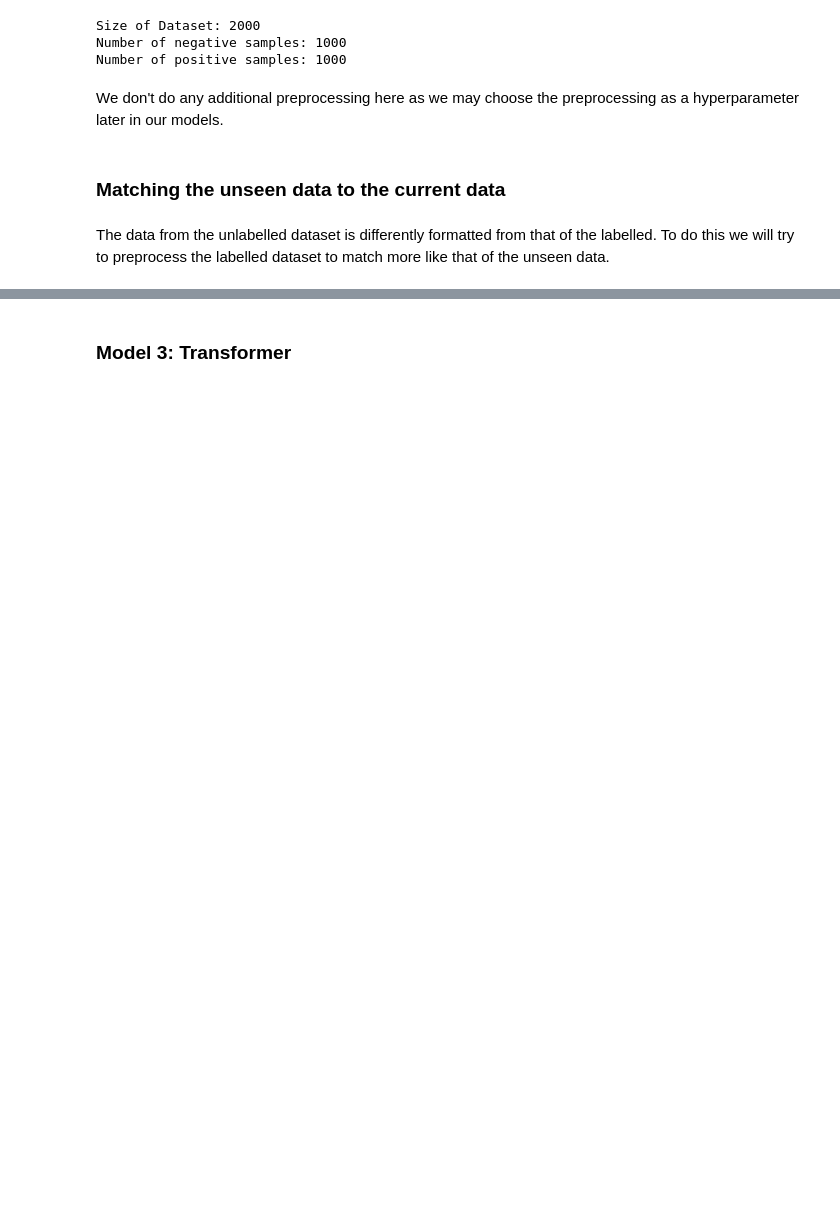
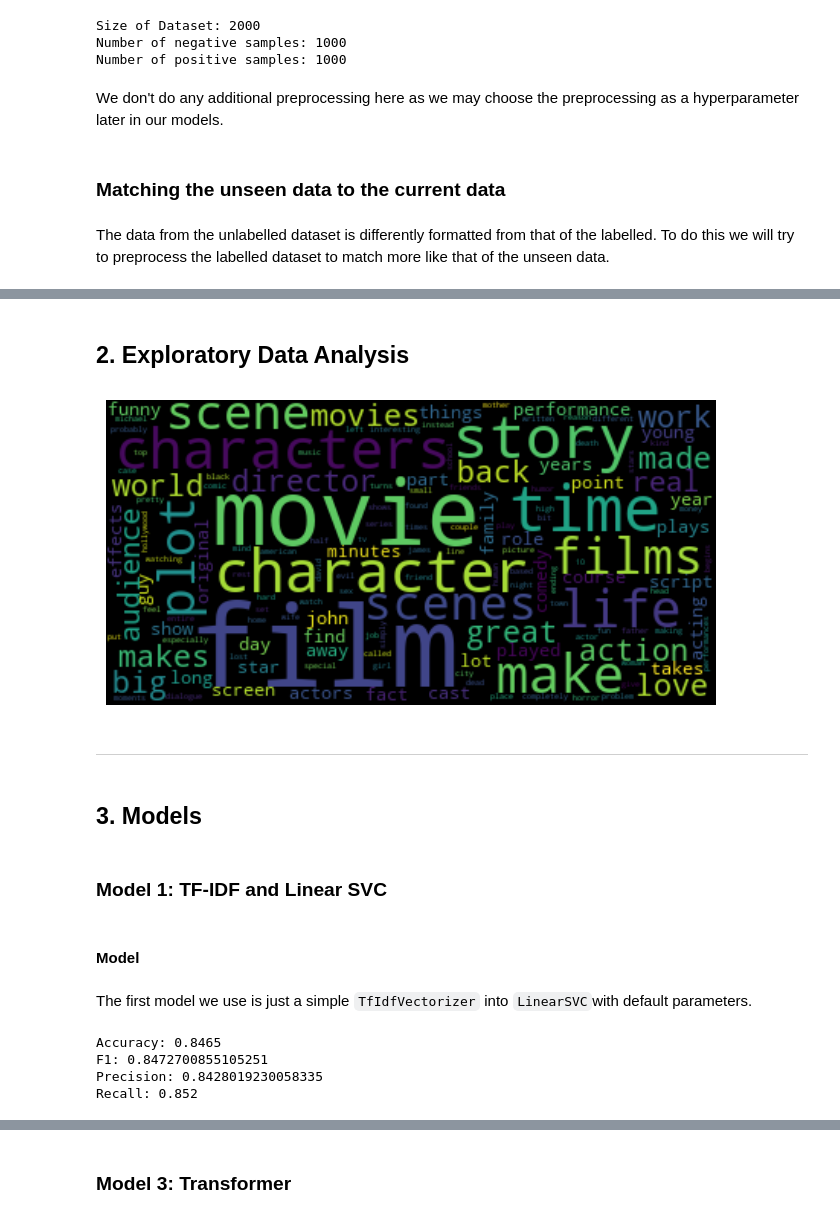
Before and after one commit to Vladislav-Antipin/nlp-document-classification, a Jupyter notebook: notebooks/rital_project/movies/movies.ipynb, the cells around one changed output, grey strips where cells are left out. Cells and saved outputs as stored; diff of their text form; code cells hidden in the pictures; blank space fills up the shorter version.

```diff
--- a/notebooks/rital_project/movies/movies.ipynb
+++ b/notebooks/rital_project/movies/movies.ipynb
@@ -179,4 +55,0 @@ write_results_to_csv(results_logreg_default, "results/default-tfidf-logreg.csv")
-# %%
-model_logreg_default.fit(x, y)
-pred_logreg_default = model_logreg_default.predict(x_unseen)
-write_solution(pred_logreg_default, "submissions/submission-movie-3-default-logreg.csv")
@@ -362,4 +55,0 @@ create_confusion_matrix_and_roc_curve(
-# %%
-model_svc_tuned.fit(x, y)
-pred_svc_tuned = model_svc_tuned.predict(x_unseen)
-write_solution(pred_svc_tuned, "submissions/submission-movie-4-tuned-svc.csv")
@@ -487,4 +55,0 @@ create_confusion_matrix_and_roc_curve(
-# %%
-model_logreg_tuned.fit(x, y)
-pred_logreg_tuned = model_logreg_tuned.predict(x_unseen)
-write_solution(pred_logreg_tuned, "submissions/submission-movie-5-tuned-logreg.csv")
@@ -547,0 +69,11 @@ plt.show()
+# %% [markdown]
+## 2. Exploratory Data Analysis
+# %%
+from wordcloud import WordCloud
+from sklearn.feature_extraction.text import CountVectorizer
+from rital.preprocessing import plot_word_cloud, preprocess
+from nltk.corpus import stopwords
+
+vectorizer = CountVectorizer(ngram_range=(1, 2), stop_words=stopwords.words())
+X = vectorizer.fit_transform(x)
+vocab = vectorizer.get_feature_names_out()
@@ -547,0 +83,8 @@ plt.show()
+# %%
+plot_word_cloud(vocab, X.sum(0).A1)
+# %% [output]
+[figure, added]
+# %% [markdown]
+---
+# %% [markdown]
+## 3. Models
@@ -547,0 +104,6 @@ plt.show()
+# %% [markdown]
+### Model 1: TF-IDF and Linear SVC
+# %% [markdown]
+#### Model
+# %% [markdown]
+The first model we use is just a simple `TfIdfVectorizer` into `LinearSVC`with default parameters.
@@ -547,0 +112,22 @@ plt.show()
+# %%
+model_svc = Pipeline([("tfidf", TfidfVectorizer()), ("clf", LinearSVC())])
+
+skf = StratifiedKFold(shuffle=True, random_state=0)
+
+scores = cross_validate(
+    model_svc,
+    x,
+    y,
+    cv=skf,
+    scoring=["accuracy", "f1", "precision", "recall"],
+)
+
+print("Accuracy:", np.mean(scores["test_accuracy"]))
+print("F1:", np.mean(scores["test_f1"]))
+print("Precision:", np.mean(scores["test_precision"]))
+print("Recall:", np.mean(scores["test_recall"]))
+# %% [output]
+Accuracy: 0.8465
+F1: 0.8472700855105251
+Precision: 0.8428019230058335
+Recall: 0.852
```
Also changed, not shown: parts of 126 cells of this notebook, 47 other files.
